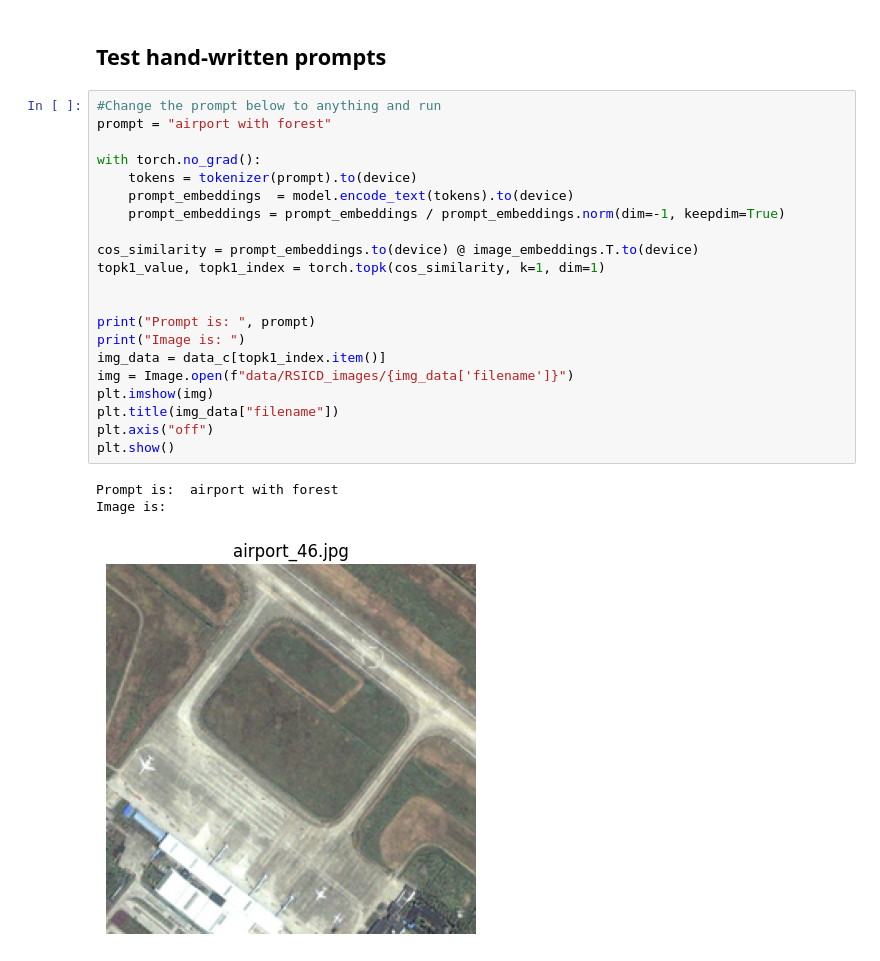
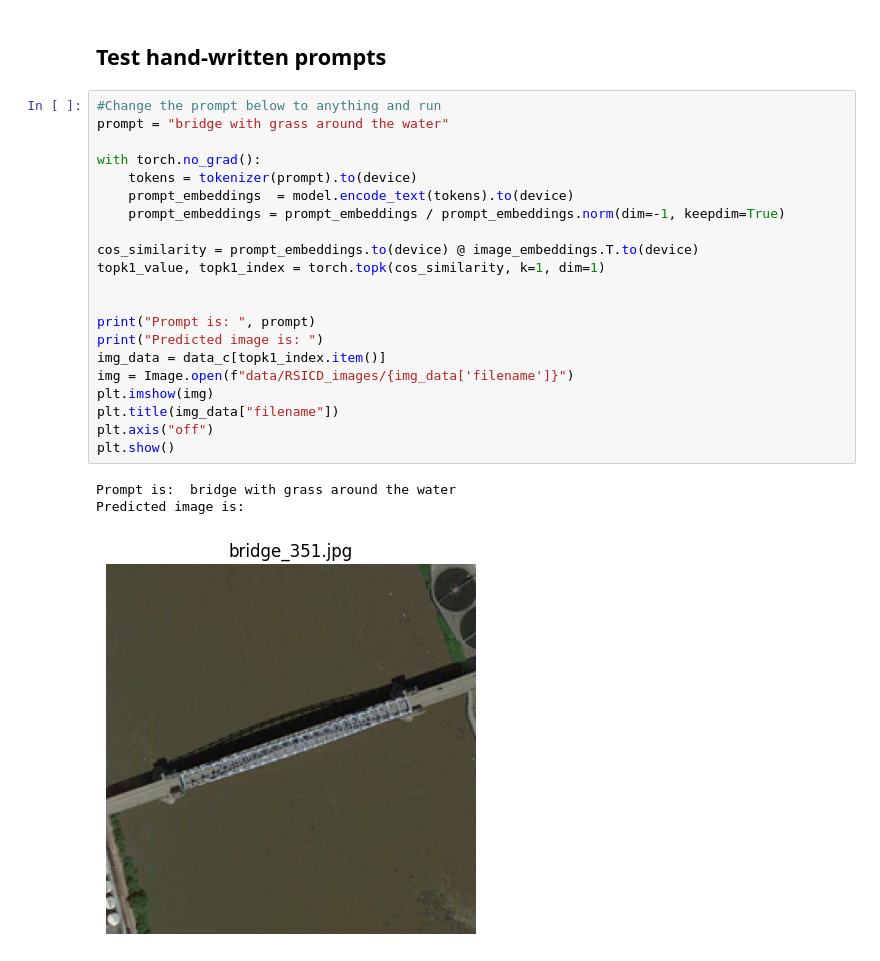
Before and after one commit to hellstrom01/fine-tuning-clip-model, a Jupyter notebook: model.ipynb, the cells around one changed output. Saved outputs shown, nothing was run; the diff lists cells and outputs as text.

```diff
--- a/model.ipynb
+++ b/model.ipynb
@@ -343,26 +337,26 @@ Recall: $$R@K = \frac{1}{N_q} \sum_{i=1}^{N_q} \mathbb{1}(GT_i \in TopK(i))$$Whe
 ## Test hand-written prompts
 # %%
 #Change the prompt below to anything and run
-prompt = "airport with forest"
+prompt = "bridge with grass around the water"
 
 with torch.no_grad():
     tokens = tokenizer(prompt).to(device)
     prompt_embeddings  = model.encode_text(tokens).to(device)
     prompt_embeddings = prompt_embeddings / prompt_embeddings.norm(dim=-1, keepdim=True)
 
 cos_similarity = prompt_embeddings.to(device) @ image_embeddings.T.to(device)
 topk1_value, topk1_index = torch.topk(cos_similarity, k=1, dim=1)
 
 
 print("Prompt is: ", prompt)
-print("Image is: ")
+print("Predicted image is: ")
 img_data = data_c[topk1_index.item()]
 img = Image.open(f"data/RSICD_images/{img_data['filename']}")
 plt.imshow(img)
 plt.title(img_data["filename"])
 plt.axis("off")
 plt.show()
 # %% [output]
-Prompt is:  airport with forest
-Image is:
+Prompt is:  bridge with grass around the water
+Predicted image is:
-[figure, old version]
+[figure, new version]
```
Also changed, not shown: parts of 8 cells of this notebook.
